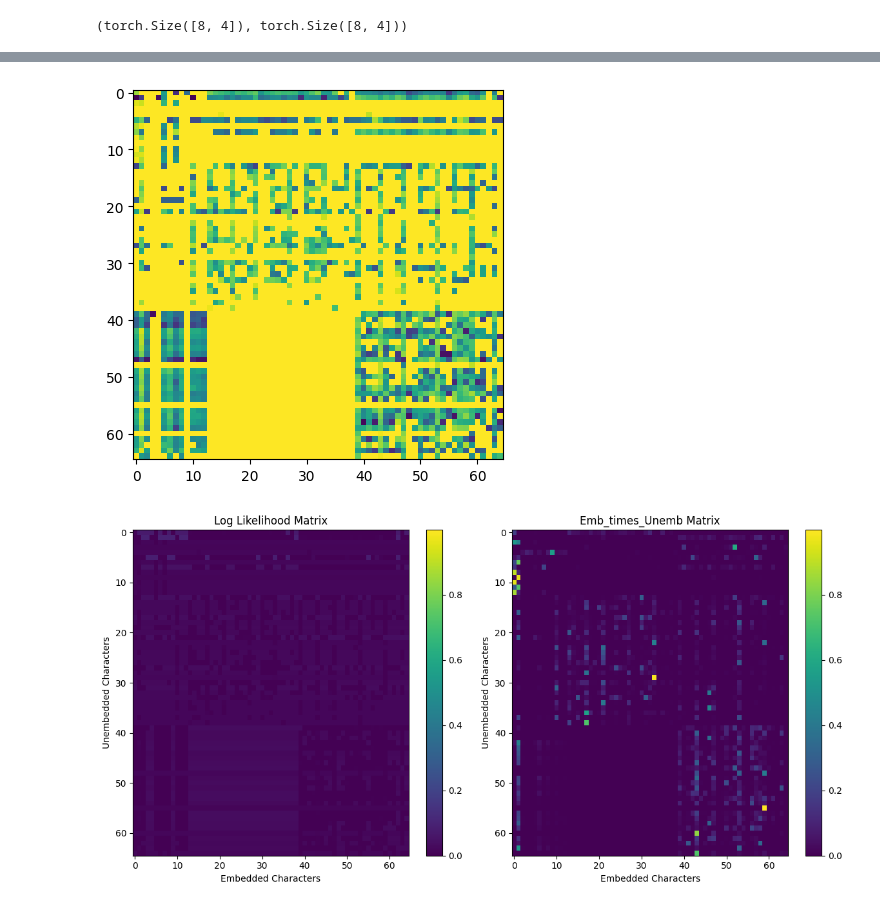
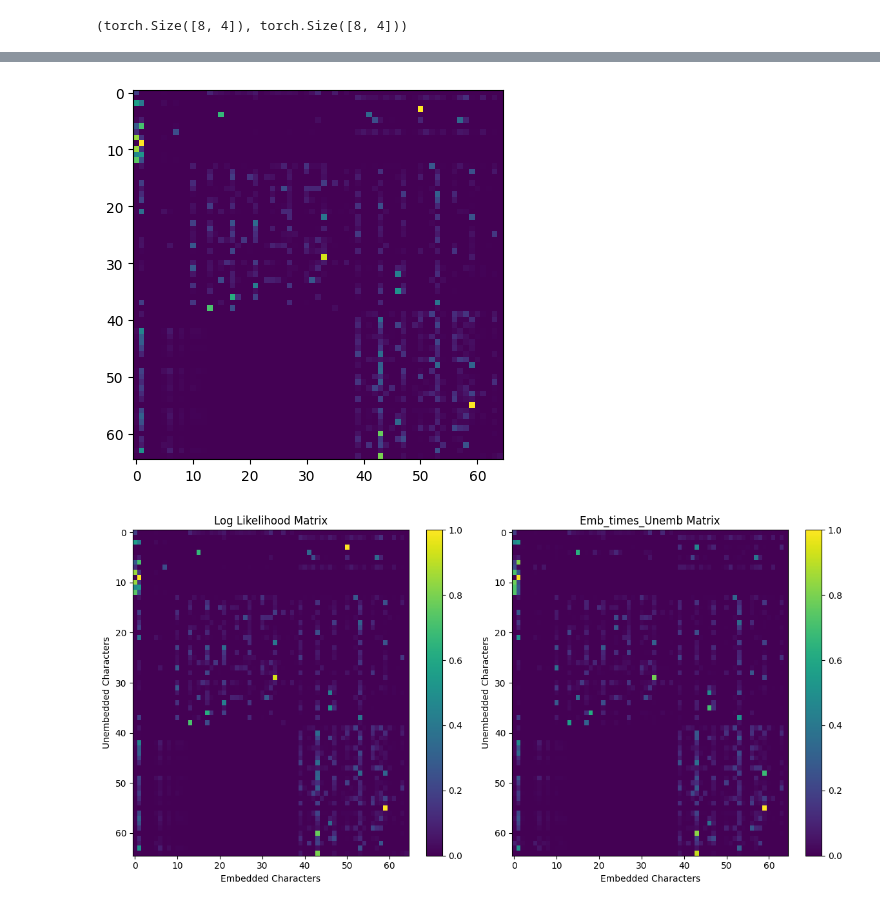
Before and after one commit to rakaar/ai_stats_notes, a Jupyter notebook: NN/zero_transformer.ipynb, the cells around one changed output, grey strips where cells are left out. Drawn from its saved outputs; the diff is of its cells as text; code cells hidden in the pictures.

```diff
--- a/NN/zero_transformer.ipynb
+++ b/NN/zero_transformer.ipynb
@@ -126,34 +130,34 @@ import math
 def create_bigram_matrix(text):
 
     # Step 1: Identify all unique characters
     characters = sorted(set(text))
     char_to_index = {char: idx for idx, char in enumerate(characters)}
 
     # Step 2: Count characters and bigrams
     char_counts = collections.Counter(text)
     bigram_counts = collections.Counter(zip(text, text[1:]))
 
     # Step 3: Create the matrix
     size = len(characters)
     likelihood_matrix = np.zeros((size, size))
 
     # Step 4: Populate the matrix with log likelihoods
     for (c1, c2), count in bigram_counts.items():
         if c1 in char_to_index and c2 in char_to_index:
             idx1 = char_to_index[c1]
             idx2 = char_to_index[c2]
             bigram_prob = count / char_counts[c1]
-            likelihood_matrix[idx1, idx2] = math.log(bigram_prob)
+            likelihood_matrix[idx1, idx2] = bigram_prob
 
     return characters, likelihood_matrix
 
 # Example usage
 _, likelihood_matrix = create_bigram_matrix(text)
 
 # visualize log_likelihood matrix
 plt.imshow(likelihood_matrix)
 plt.show()
 # %% [output]
-[figure, old version]
+[figure, new version]
 # %%
 # apply softmax to each row for both Emb_times_Unemb and likelihood matrix
@@ -162,7 +165,7 @@ Emb_times_Unemb = F.softmax(Emb_times_Unemb, dim=1)
 # %%
 # convert Emb_times_Unemb into a numpy matrix
 Emb_times_Unemb_np = Emb_times_Unemb.detach().numpy()
-likelihood_matrix_np = likelihood_matrix.detach().numpy()
+likelihood_matrix_np = likelihood_matrix
 
 fig, axs = plt.subplots(1, 2, figsize=(12, 6))
 
@@ -186,4 +189,4 @@ fig.colorbar(im1, ax=axs[1], orientation='vertical')
 plt.tight_layout()
 plt.show()
 # %% [output]
-[figure, old version]
+[figure, new version]
```
Also changed, not shown: parts of 6 cells of this notebook.
